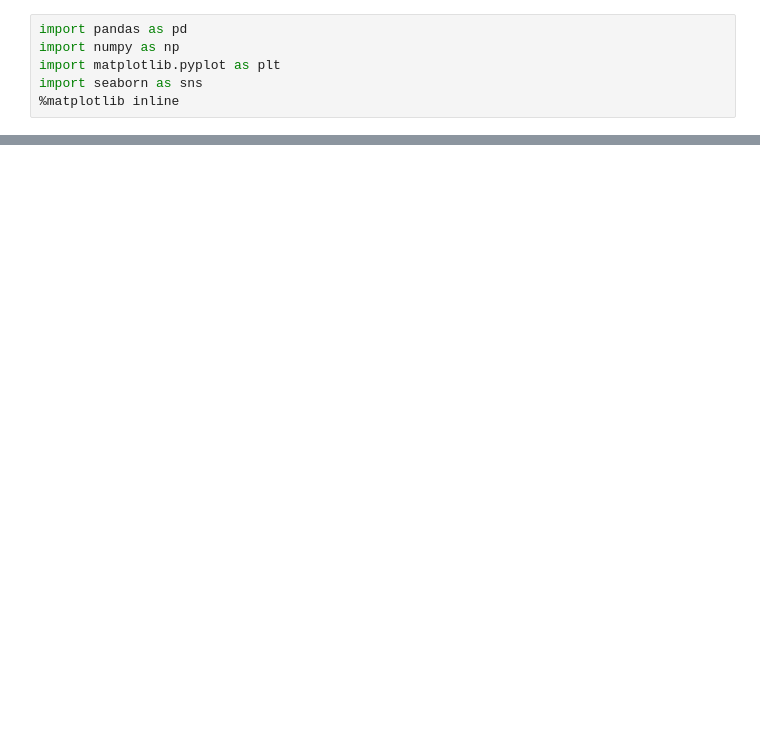
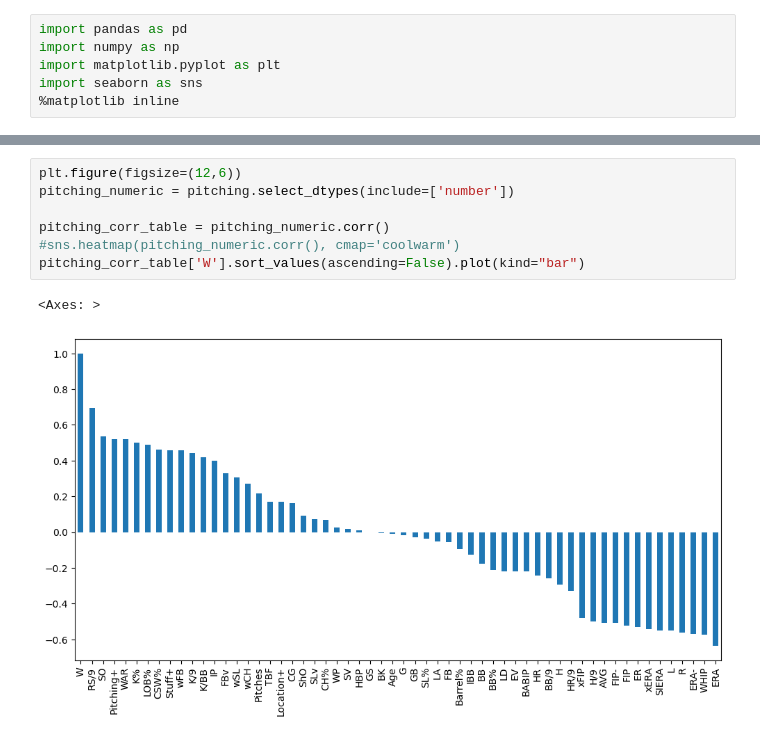
Before and after one commit to dykim2000/MLB_Predict, a Jupyter notebook: notebooks/eda.ipynb, the cells around one changed output, grey strips where cells are left out. Drawn from its saved outputs; the diff is of its cells as text; blank space fills up the shorter version.

```diff
--- a/notebooks/eda.ipynb
+++ b/notebooks/eda.ipynb
@@ -26,0 +32,10 @@ Index(['game_id', 'game_datetime', 'game_date', 'game_type', 'status',
+# %%
+plt.figure(figsize=(12,6))
+pitching_numeric = pitching.select_dtypes(include=['number'])
+
+pitching_corr_table = pitching_numeric.corr()
+#sns.heatmap(pitching_numeric.corr(), cmap='coolwarm')
+pitching_corr_table['W'].sort_values(ascending=False).plot(kind="bar")
+# %% [output]
+<Axes: >
+[figure, added]
```
Also changed, not shown: parts of 6 cells of this notebook, 2 other files.
